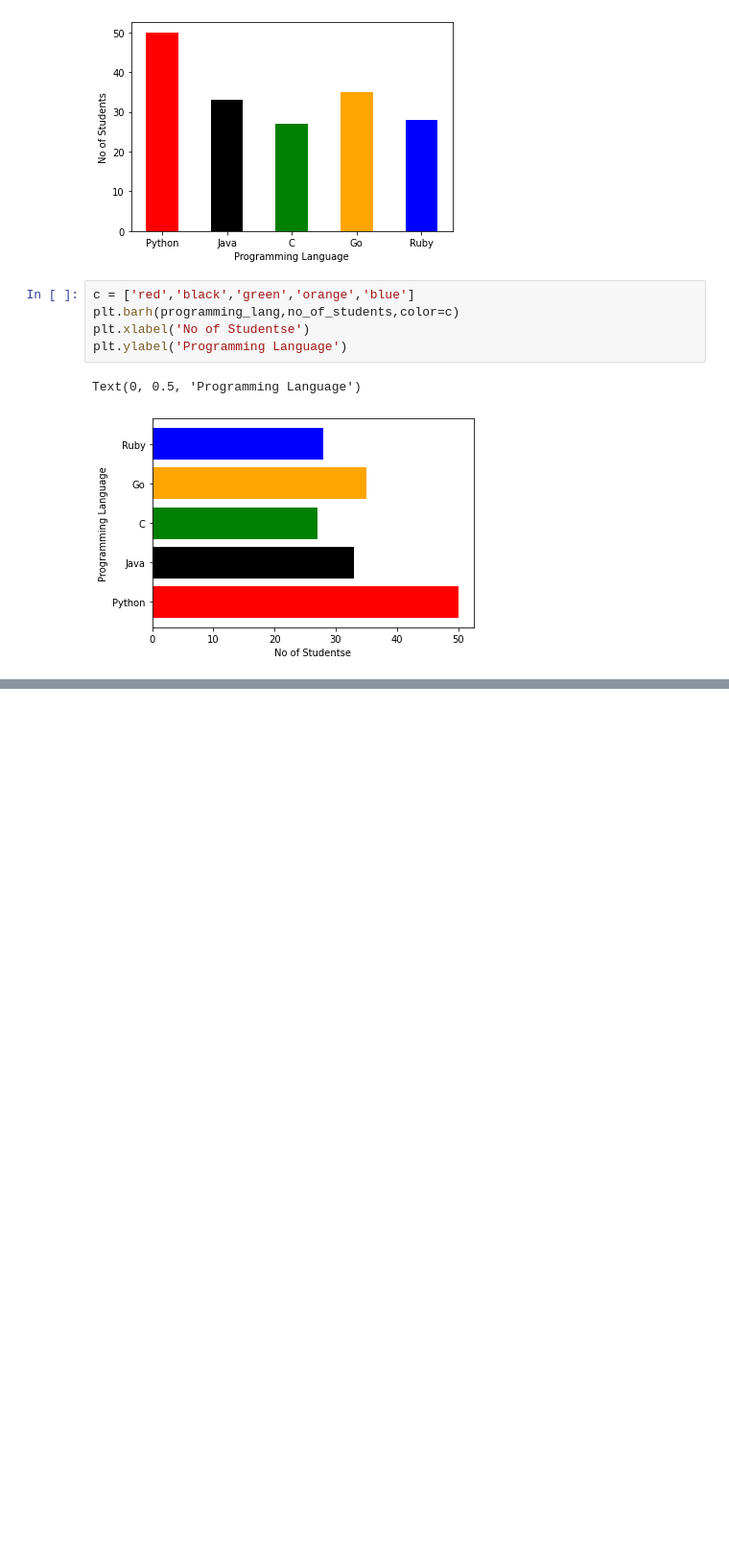
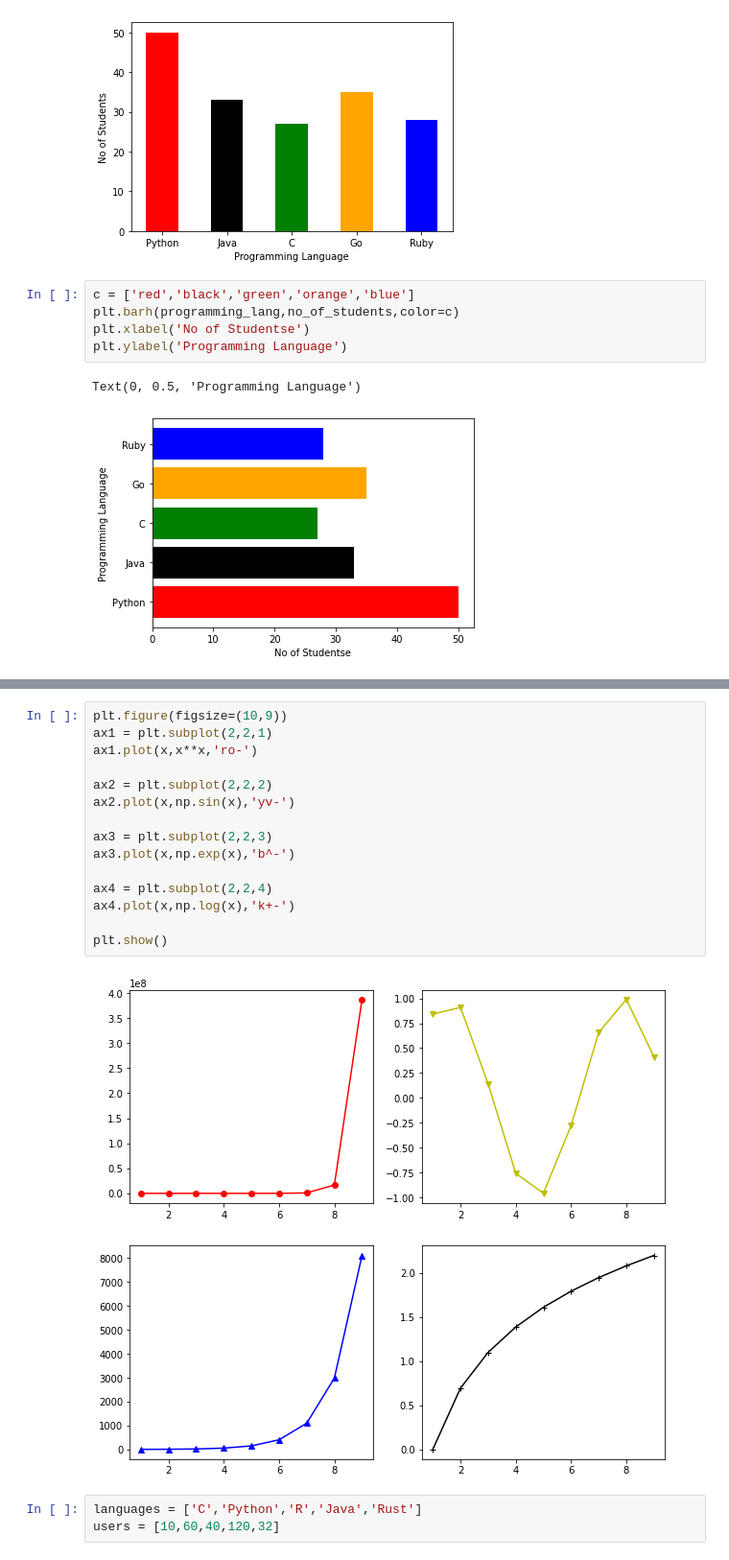
Before and after one commit to mavrick08/AWP-Dec2022, a Jupyter notebook: Matplotlib.ipynb, the cells around one changed output, grey strips where cells are left out. Shown at 96% size. Saved outputs shown, nothing was run; the diff lists cells and outputs as text; blank space fills up the shorter version.

```diff
--- a/Matplotlib.ipynb
+++ b/Matplotlib.ipynb
@@ -178,0 +198,20 @@ Text(0, 0.5, 'Programming Language')
+# %%
+plt.figure(figsize=(10,9))
+ax1 = plt.subplot(2,2,1)
+ax1.plot(x,x**x,'ro-')
+
+ax2 = plt.subplot(2,2,2)
+ax2.plot(x,np.sin(x),'yv-')
+
+ax3 = plt.subplot(2,2,3)
+ax3.plot(x,np.exp(x),'b^-')
+
+ax4 = plt.subplot(2,2,4)
+ax4.plot(x,np.log(x),'k+-')
+
+plt.show()
+# %% [output]
+[figure, added]
+# %%
+languages = ['C','Python','R','Java','Rust']
+users = [10,60,40,120,32]
```
Also changed, not shown: parts of 21 cells of this notebook.
